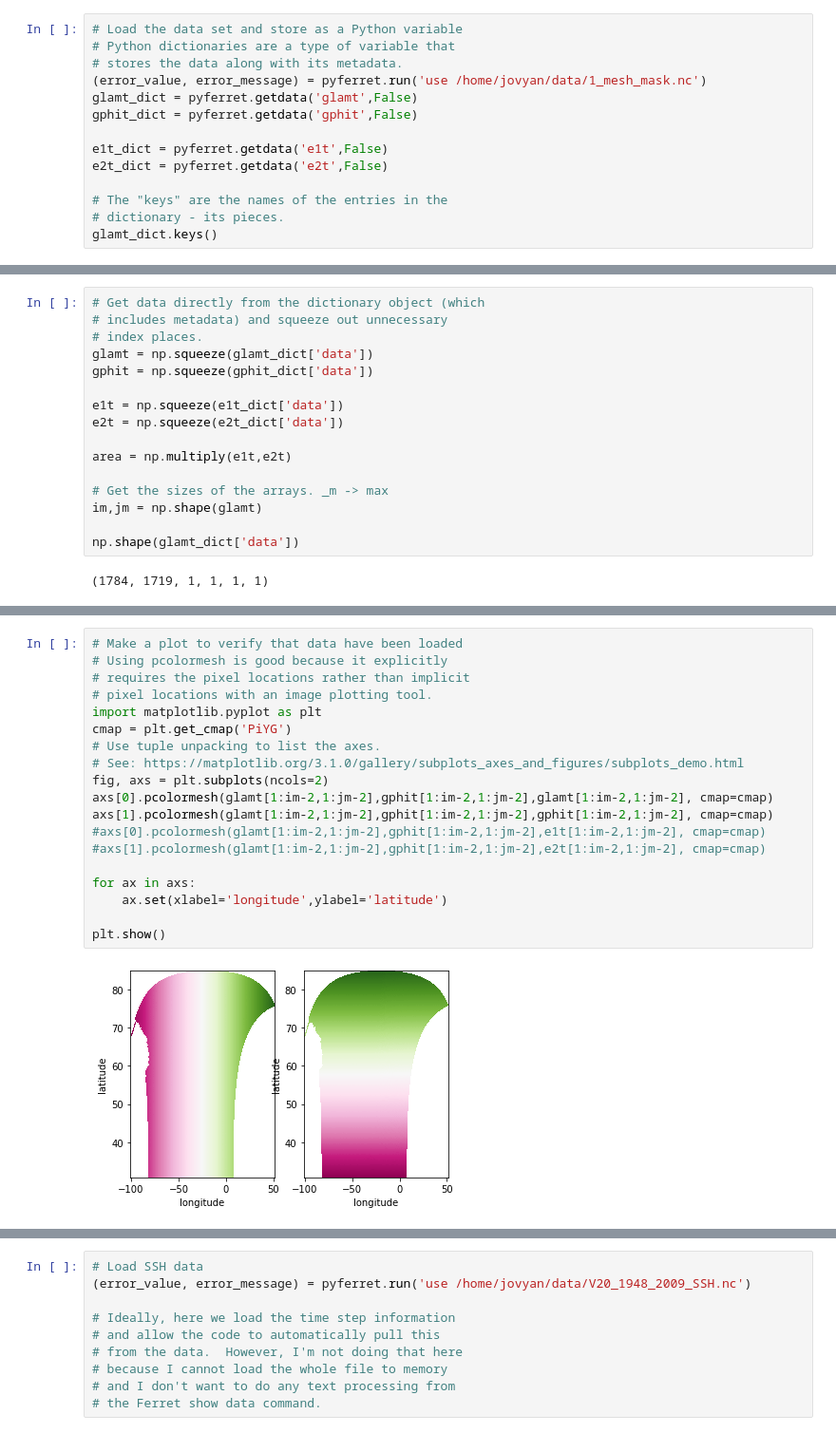
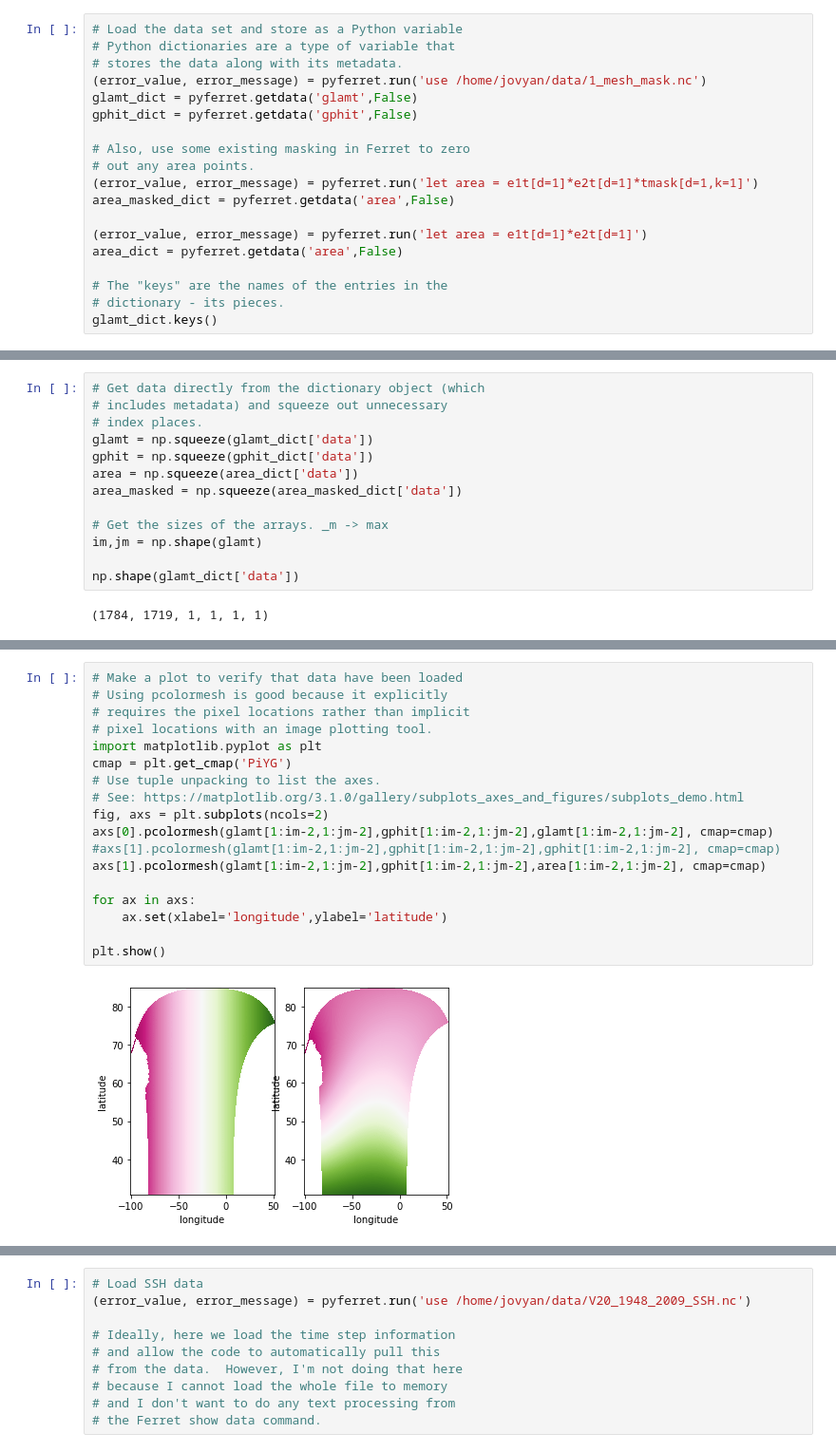
Before and after one commit to stefangary/socks, a Jupyter notebook: scripts/regrid_V20.ipynb, the cells around one changed output, grey strips where cells are left out. Shown at 95% size. Saved outputs shown, nothing was run; the diff lists cells and outputs as text.

Commit message:
Loop logic good, need to set Ferret metadata

```diff
--- a/scripts/regrid_V20.ipynb
+++ b/scripts/regrid_V20.ipynb
@@ -13,8 +13,13 @@ True
 glamt_dict = pyferret.getdata('glamt',False)
 gphit_dict = pyferret.getdata('gphit',False)
 
-e1t_dict = pyferret.getdata('e1t',False)
-e2t_dict = pyferret.getdata('e2t',False)
+# Also, use some existing masking in Ferret to zero
+# out any area points.
+(error_value, error_message) = pyferret.run('let area = e1t[d=1]*e2t[d=1]*tmask[d=1,k=1]')
+area_masked_dict = pyferret.getdata('area',False)
+
+(error_value, error_message) = pyferret.run('let area = e1t[d=1]*e2t[d=1]')
+area_dict = pyferret.getdata('area',False)
 
 # The "keys" are the names of the entries in the
 # dictionary - its pieces.
@@ -27,11 +32,8 @@ dict_keys(['title', 'data', 'missing_value', 'data_unit', 'axis_types', 'axis_na
 # index places.
 glamt = np.squeeze(glamt_dict['data'])
 gphit = np.squeeze(gphit_dict['data'])
-
-e1t = np.squeeze(e1t_dict['data'])
-e2t = np.squeeze(e2t_dict['data'])
-
-area = np.multiply(e1t,e2t)
+area = np.squeeze(area_dict['data'])
+area_masked = np.squeeze(area_masked_dict['data'])
 
 # Get the sizes of the arrays. _m -> max
 im,jm = np.shape(glamt)
@@ -75,24 +78,23 @@ ssh_new = np.zeros((imn,jmn,km,lmn,1,1))
 # %%
 # Make a plot to verify that data have been loaded
 # Using pcolormesh is good because it explicitly
 # requires the pixel locations rather than implicit
 # pixel locations with an image plotting tool.
 import matplotlib.pyplot as plt
 cmap = plt.get_cmap('PiYG')
 # Use tuple unpacking to list the axes.
 # See: https://matplotlib.org/3.1.0/gallery/subplots_axes_and_figures/subplots_demo.html
 fig, axs = plt.subplots(ncols=2)
 axs[0].pcolormesh(glamt[1:im-2,1:jm-2],gphit[1:im-2,1:jm-2],glamt[1:im-2,1:jm-2], cmap=cmap)
-axs[1].pcolormesh(glamt[1:im-2,1:jm-2],gphit[1:im-2,1:jm-2],gphit[1:im-2,1:jm-2], cmap=cmap)
-#axs[0].pcolormesh(glamt[1:im-2,1:jm-2],gphit[1:im-2,1:jm-2],e1t[1:im-2,1:jm-2], cmap=cmap)
-#axs[1].pcolormesh(glamt[1:im-2,1:jm-2],gphit[1:im-2,1:jm-2],e2t[1:im-2,1:jm-2], cmap=cmap)
+#axs[1].pcolormesh(glamt[1:im-2,1:jm-2],gphit[1:im-2,1:jm-2],gphit[1:im-2,1:jm-2], cmap=cmap)
+axs[1].pcolormesh(glamt[1:im-2,1:jm-2],gphit[1:im-2,1:jm-2],area[1:im-2,1:jm-2], cmap=cmap)
 
 for ax in axs:
     ax.set(xlabel='longitude',ylabel='latitude')
 
 plt.show()
 # %% [output]
-[figure, old version]
+[figure, new version]
 # %%
 # Multiply arrays to be averaged by weight (area in this case)
 glamt_w = np.multiply(glamt,area)
```
Also changed, not shown: parts of 6 cells of this notebook, 1 other file.
